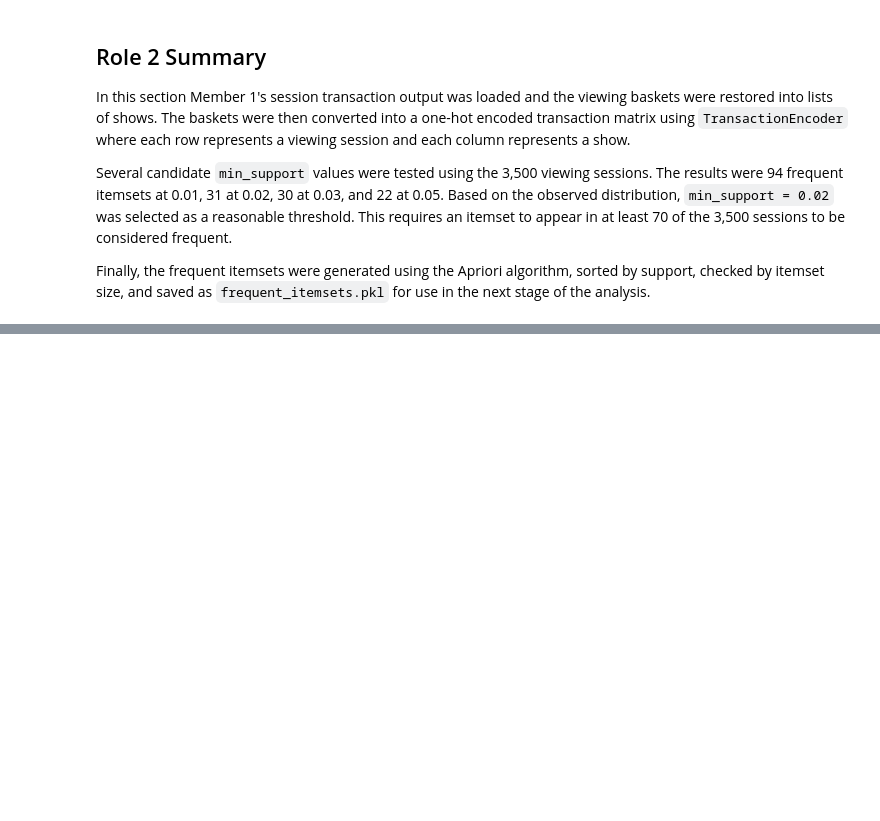
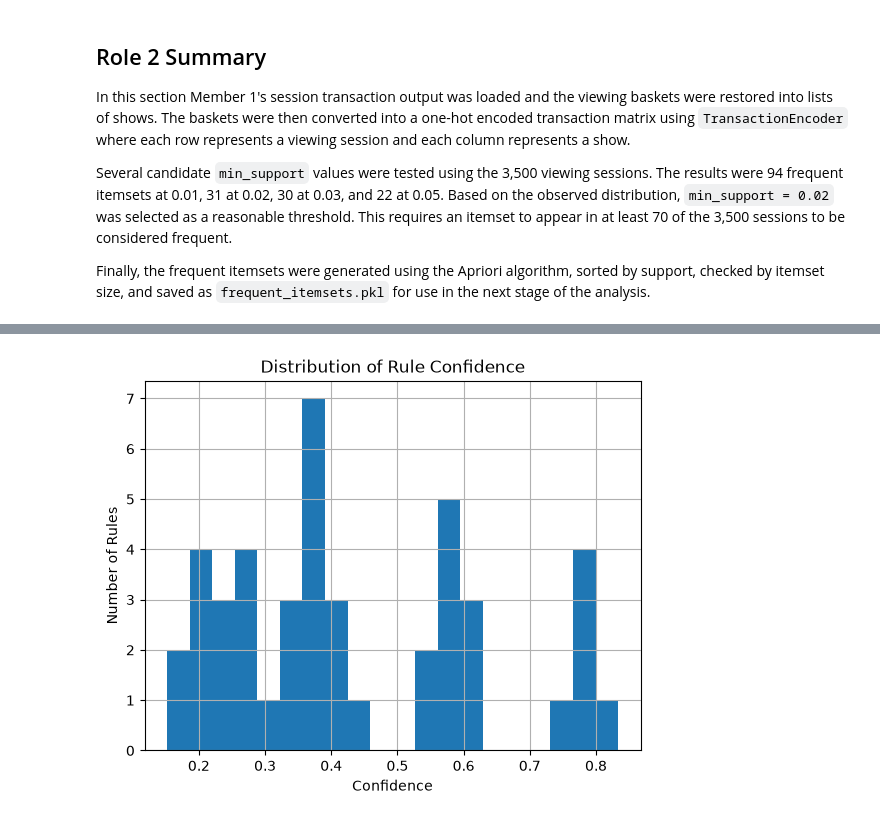
Before and after one commit to GraceChelangat/AssociationRuleMining-C1, a Jupyter notebook: notebooks/association_rule_mining.ipynb, the cells around one changed output, grey strips where cells are left out. Saved outputs shown, nothing was run; the diff lists cells and outputs as text; code cells hidden in the pictures; blank space fills up the shorter version.

Commit message:
Completed role 3 task, confidence/lift threshold and redundancy removal

```diff
--- a/notebooks/association_rule_mining.ipynb
+++ b/notebooks/association_rule_mining.ipynb
@@ -457,0 +527,24 @@ Finally, the frequent itemsets were generated using the Apriori algorithm, sorte
+# %%
+#Loading itemsets and generating the intial rules
+
+# Import association rule function
+import pandas as pd
+from mlxtend.frequent_patterns import association_rules
+
+# Load frequent itemsets produced by Member 2
+frequent_itemsets = pd.read_pickle("../outputs/frequent_itemsets.pkl")
+
+print("Number of frequent itemsets:", len(frequent_itemsets))
+
+# Generate all possible rules first.
+# A very low confidence threshold is used here because we want to inspect
+# the confidence and lift distributions BEFORE choosing the final cutoffs.
+rules_all = association_rules(
+    frequent_itemsets,
+    metric="confidence",
+    min_threshold=0.0
+)
+
+print("Number of association rules generated:", len(rules_all))
+
+rules_all.head()
@@ -457,0 +585,11 @@ Finally, the frequent itemsets were generated using the Apriori algorithm, sorte
+# %%
+import matplotlib.pyplot as plt
+
+rules_all["confidence"].hist(bins=20)
+
+plt.title("Distribution of Rule Confidence")
+plt.xlabel("Confidence")
+plt.ylabel("Number of Rules")
+plt.show()
+# %% [output]
+[figure, added]
```
Also changed, not shown: parts of 29 cells of this notebook, 3 other files.
